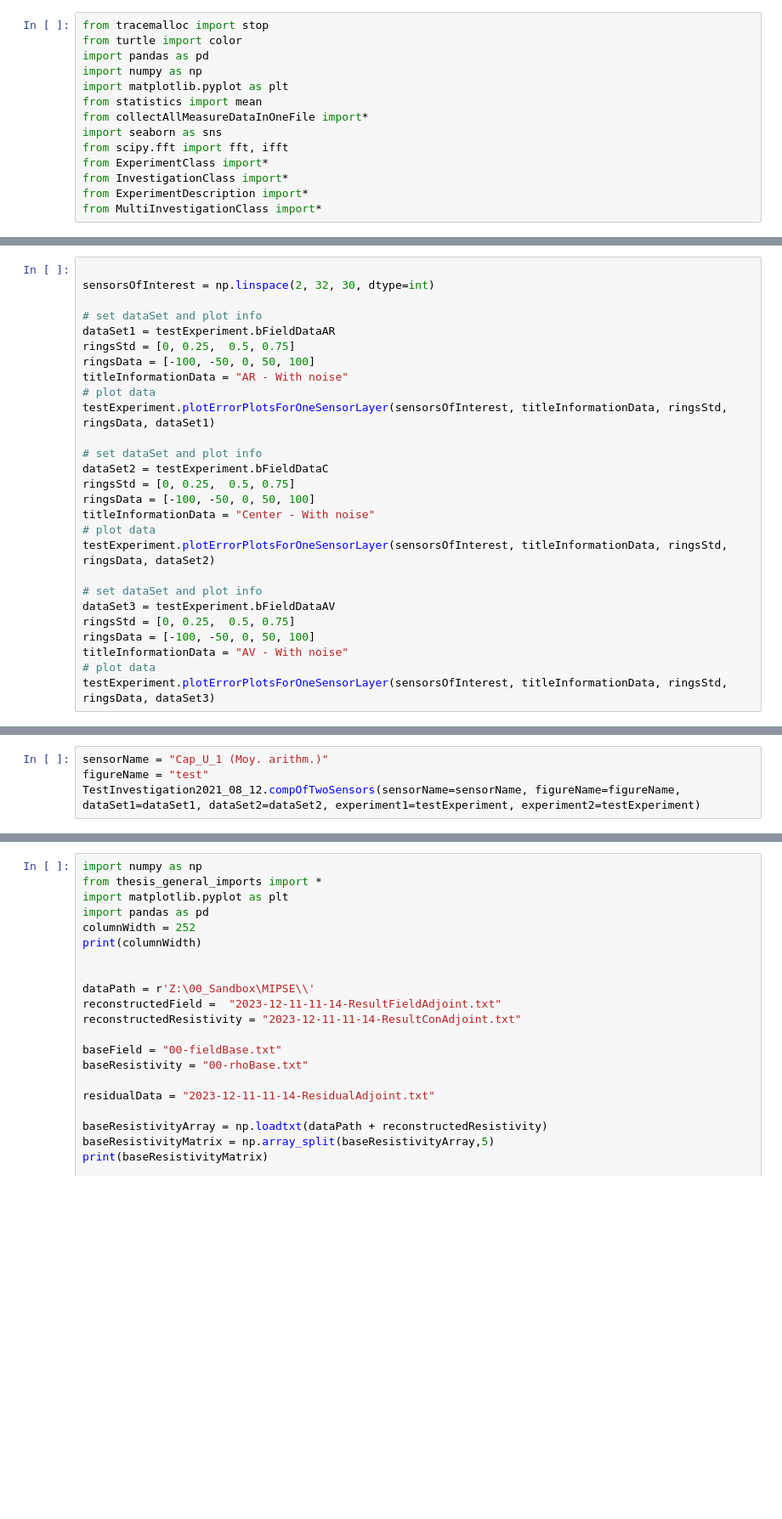
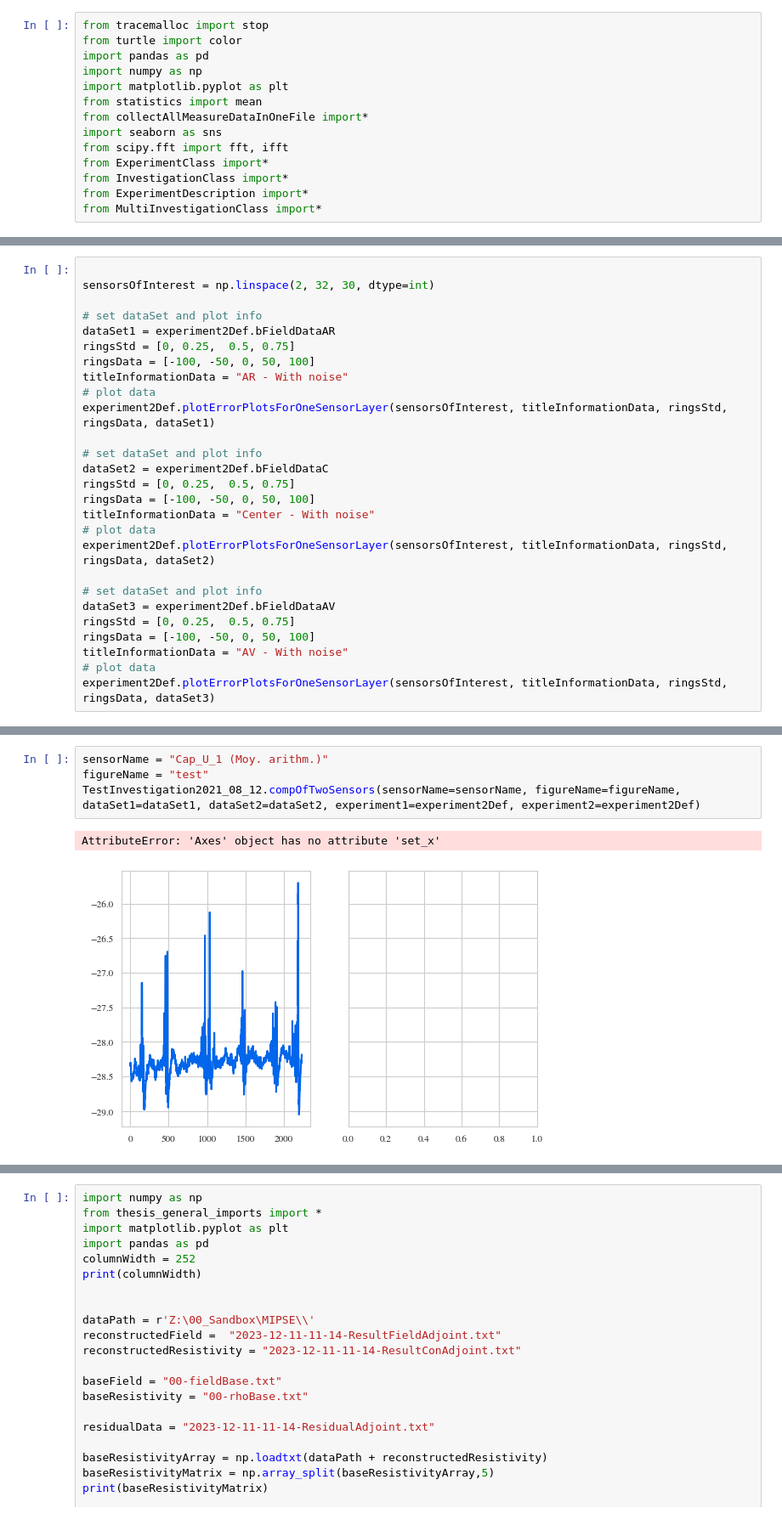
Before and after one commit to MrPunkman/FCBFieldAnalyses, a Jupyter notebook: checkFilesLyes.ipynb, the cells around one changed output, grey strips where cells are left out. Shown at 85% size. Cells and saved outputs as stored; diff of their text form; blank space fills up the shorter version.

```diff
--- a/checkFilesLyes.ipynb
+++ b/checkFilesLyes.ipynb
@@ -57,27 +50,27 @@ testExperiment = Humidity100AExperiment2021_08_18
 sensorsOfInterest = np.linspace(2, 32, 30, dtype=int)
 
 # set dataSet and plot info
-dataSet1 = testExperiment.bFieldDataAR
+dataSet1 = experiment2Def.bFieldDataAR
 ringsStd = [0, 0.25,  0.5, 0.75]
 ringsData = [-100, -50, 0, 50, 100]
 titleInformationData = "AR - With noise"
 # plot data
-testExperiment.plotErrorPlotsForOneSensorLayer(sensorsOfInterest, titleInformationData, ringsStd, ringsData, dataSet1)
+experiment2Def.plotErrorPlotsForOneSensorLayer(sensorsOfInterest, titleInformationData, ringsStd, ringsData, dataSet1)
 
 # set dataSet and plot info
-dataSet2 = testExperiment.bFieldDataC
+dataSet2 = experiment2Def.bFieldDataC
 ringsStd = [0, 0.25,  0.5, 0.75]
 ringsData = [-100, -50, 0, 50, 100]
 titleInformationData = "Center - With noise"
 # plot data
-testExperiment.plotErrorPlotsForOneSensorLayer(sensorsOfInterest, titleInformationData, ringsStd, ringsData, dataSet2)
+experiment2Def.plotErrorPlotsForOneSensorLayer(sensorsOfInterest, titleInformationData, ringsStd, ringsData, dataSet2)
 
 # set dataSet and plot info
-dataSet3 = testExperiment.bFieldDataAV
+dataSet3 = experiment2Def.bFieldDataAV
 ringsStd = [0, 0.25,  0.5, 0.75]
 ringsData = [-100, -50, 0, 50, 100]
 titleInformationData = "AV - With noise"
 # plot data
-testExperiment.plotErrorPlotsForOneSensorLayer(sensorsOfInterest, titleInformationData, ringsStd, ringsData, dataSet3)
+experiment2Def.plotErrorPlotsForOneSensorLayer(sensorsOfInterest, titleInformationData, ringsStd, ringsData, dataSet3)
 # %%
 sensorsOfInterest = np.linspace(1, 29, 28, dtype=int)
@@ -94,7 +106,10 @@ plt.plot(np.multiply(TestInvestigation2021_08_12.FaultExperiment.BFieldMeanvalue
 # %%
 sensorName = "Cap_U_1 (Moy. arithm.)"
 figureName = "test"
-TestInvestigation2021_08_12.compOfTwoSensors(sensorName=sensorName, figureName=figureName, dataSet1=dataSet1, dataSet2=dataSet2, experiment1=testExperiment, experiment2=testExperiment)
+TestInvestigation2021_08_12.compOfTwoSensors(sensorName=sensorName, figureName=figureName, dataSet1=dataSet1, dataSet2=dataSet2, experiment1=experiment2Def, experiment2=experiment2Def)
+# %% [output]
+AttributeError: 'Axes' object has no attribute 'set_x'
+[figure, added]
 # %%
 sensorsAVBu = np.linspace(2, 2+29, 30, dtype=int)
 colors = plt.cm.jet(np.linspace(0,1,30+2))
```
Also changed, not shown: parts of 15 cells of this notebook, 3 other files.
